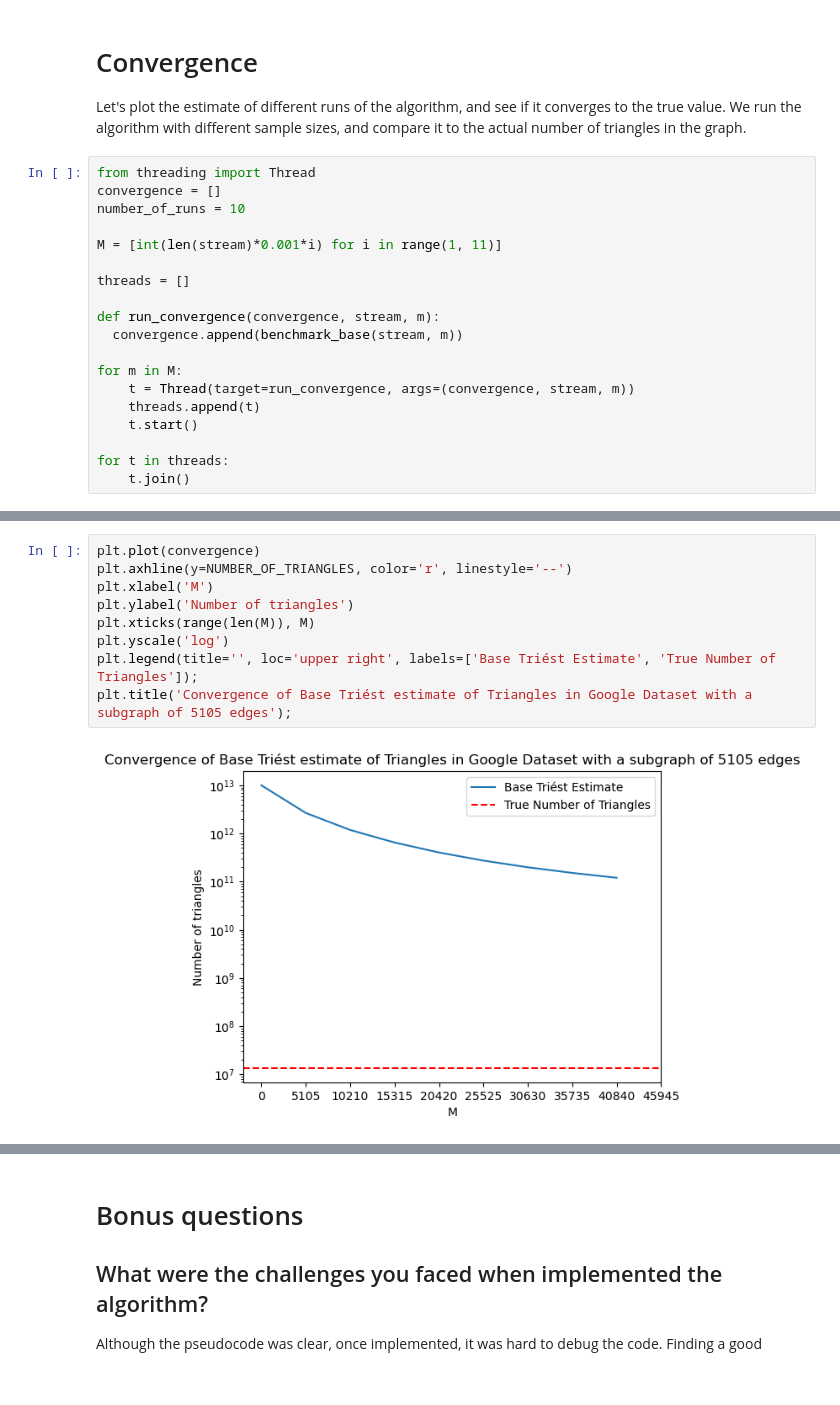
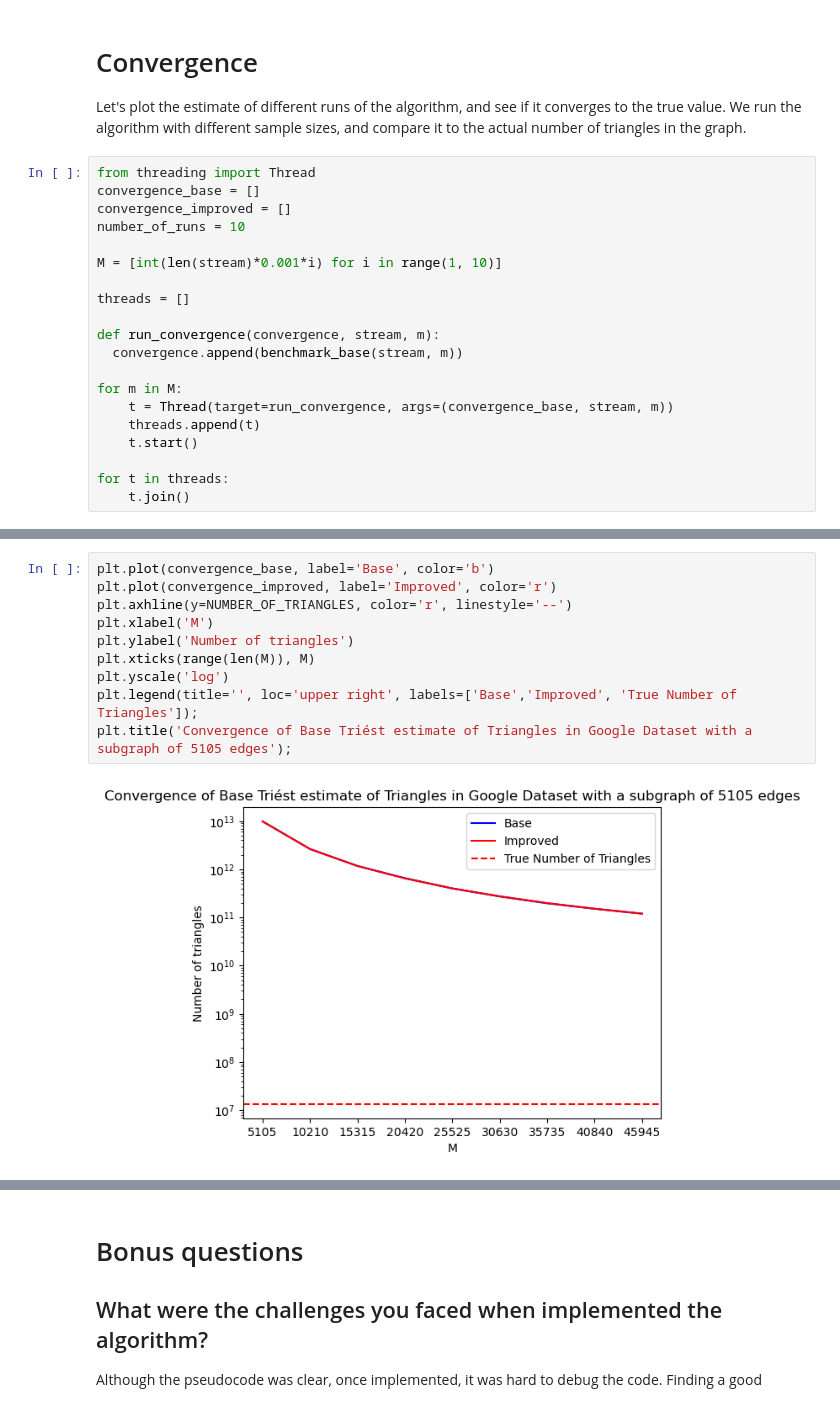
Before and after one commit to LinusOstlund/id2222, a Jupyter notebook: lab3/TestPyspark.ipynb, the cells around one changed output, grey strips where cells are left out. Drawn from its saved outputs; the diff is of its cells as text.

Commit message:
Final report HW3, but with a final graph that is bad

```diff
--- a/lab3/TestPyspark.ipynb
+++ b/lab3/TestPyspark.ipynb
@@ -391,10 +393,11 @@ Apperently, the `Base` algorithm is terrible when it comes to estimating the num
 Let's plot the estimate of different runs of the algorithm, and see if it converges to the true value. We run the algorithm with different sample sizes, and compare it to the actual number of triangles in the graph.
 # %%
 from threading import Thread
-convergence = []
+convergence_base = []
+convergence_improved = []
 number_of_runs = 10
 
-M = [int(len(stream)*0.001*i) for i in range(1, 11)]
+M = [int(len(stream)*0.001*i) for i in range(1, 10)]
 
 threads = []
 
@@ -402,7 +405,7 @@ def run_convergence(convergence, stream, m):
   convergence.append(benchmark_base(stream, m))
 
 for m in M:
-    t = Thread(target=run_convergence, args=(convergence, stream, m))
+    t = Thread(target=run_convergence, args=(convergence_base, stream, m))
     threads.append(t)
     t.start()
 
@@ -423,11 +422,12 @@ ZeroDivisionError: division by zero
 # %%
-plt.plot(convergence)
+plt.plot(convergence_base, label='Base', color='b')
+plt.plot(convergence_improved, label='Improved', color='r')
 plt.axhline(y=NUMBER_OF_TRIANGLES, color='r', linestyle='--')
 plt.xlabel('M')
 plt.ylabel('Number of triangles')
 plt.xticks(range(len(M)), M)
 plt.yscale('log')
-plt.legend(title='', loc='upper right', labels=['Base Triést Estimate', 'True Number of Triangles']);
+plt.legend(title='', loc='upper right', labels=['Base','Improved', 'True Number of Triangles']);
 plt.title('Convergence of Base Triést estimate of Triangles in Google Dataset with a subgraph of 5105 edges');
 # %% [output]
-[figure, old version]
+[figure, new version]
```
Also changed, not shown: parts of 6 cells of this notebook.
